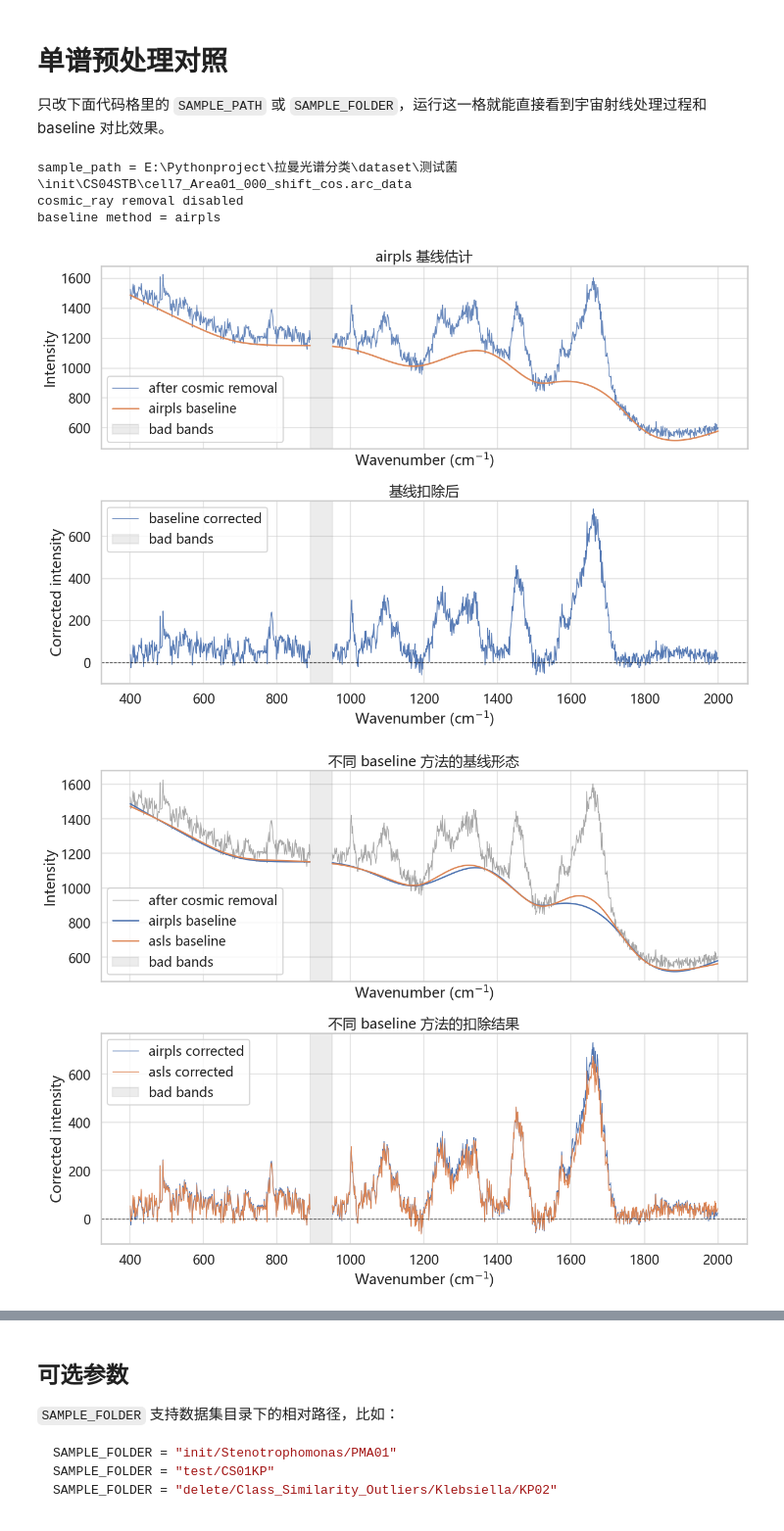
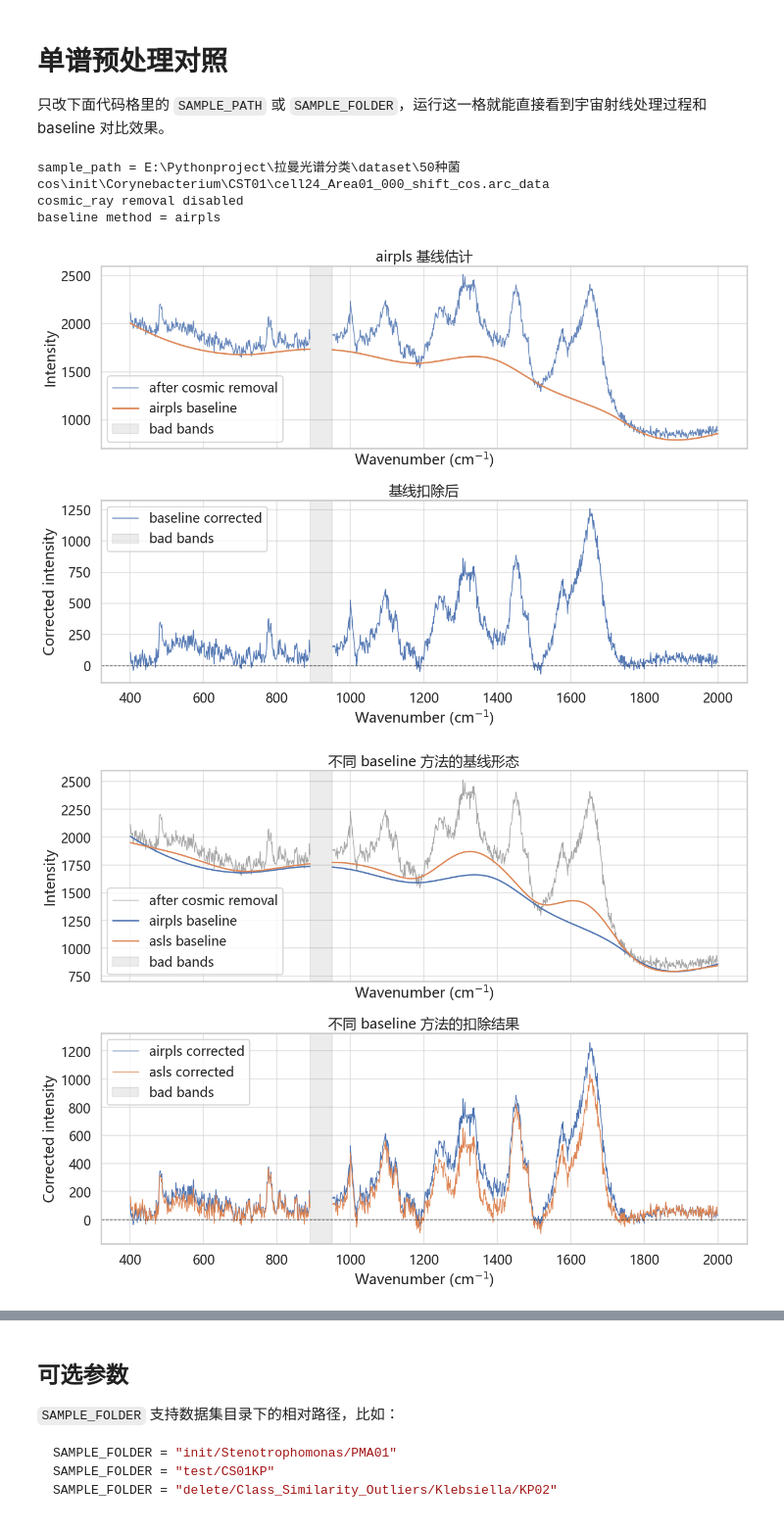
Before and after one commit to YaoHui-Wu06022/Bacterial-Raman-Spectroscopy-Classification, a Jupyter notebook: notebooks/Cosmic_Ray_and_Baseline_Correction.ipynb, the cells around one changed output, grey strips where cells are left out. Shown at 98% size. Cells and saved outputs as stored; diff of their text form; code cells hidden in the pictures.

```diff
--- a/notebooks/Cosmic_Ray_and_Baseline_Correction.ipynb
+++ b/notebooks/Cosmic_Ray_and_Baseline_Correction.ipynb
@@ -13,34 +13,34 @@ if str(helper_dir) not in sys.path:
     sys.path.insert(0, str(helper_dir))
 
 import importlib
 import preprocess_viewer
 
 importlib.reload(preprocess_viewer)
 from preprocess_viewer import show_preprocess
 
 # 手动指定单条谱；填了它就优先使用这条
 SAMPLE_PATH = None
 
 # 不指定单条谱时，从这个文件夹里抽一条；例如 "init/Stenotrophomonas/PMA01"
 SAMPLE_FOLDER = None
 SAMPLE_SEED = None
 
 # 显示范围；None 表示显示全谱
 DISPLAY_MIN = None
 DISPLAY_MAX = None
 
 show_preprocess(
     sample_path=SAMPLE_PATH,
-    dataset_name="test",
+    dataset_name="cos",
     sample_folder=SAMPLE_FOLDER,
     sample_seed=SAMPLE_SEED,
     display_min=DISPLAY_MIN,
     display_max=DISPLAY_MAX,
     compare_baselines=True,
 )
 # %% [output]
-sample_path = E:\Pythonproject\拉曼光谱分类\dataset\测试菌\init\CS04STB\cell7_Area01_000_shift_cos.arc_data
+sample_path = E:\Pythonproject\拉曼光谱分类\dataset\50种菌cos\init\Corynebacterium\CST01\cell24_Area01_000_shift_cos.arc_data
 cosmic_ray removal disabled
 baseline method = airpls
-[figure, old version]
+[figure, new version]
-[figure, old version]
+[figure, new version]
```
Also changed, not shown: parts of 1 cell of this notebook, 2 other files.
